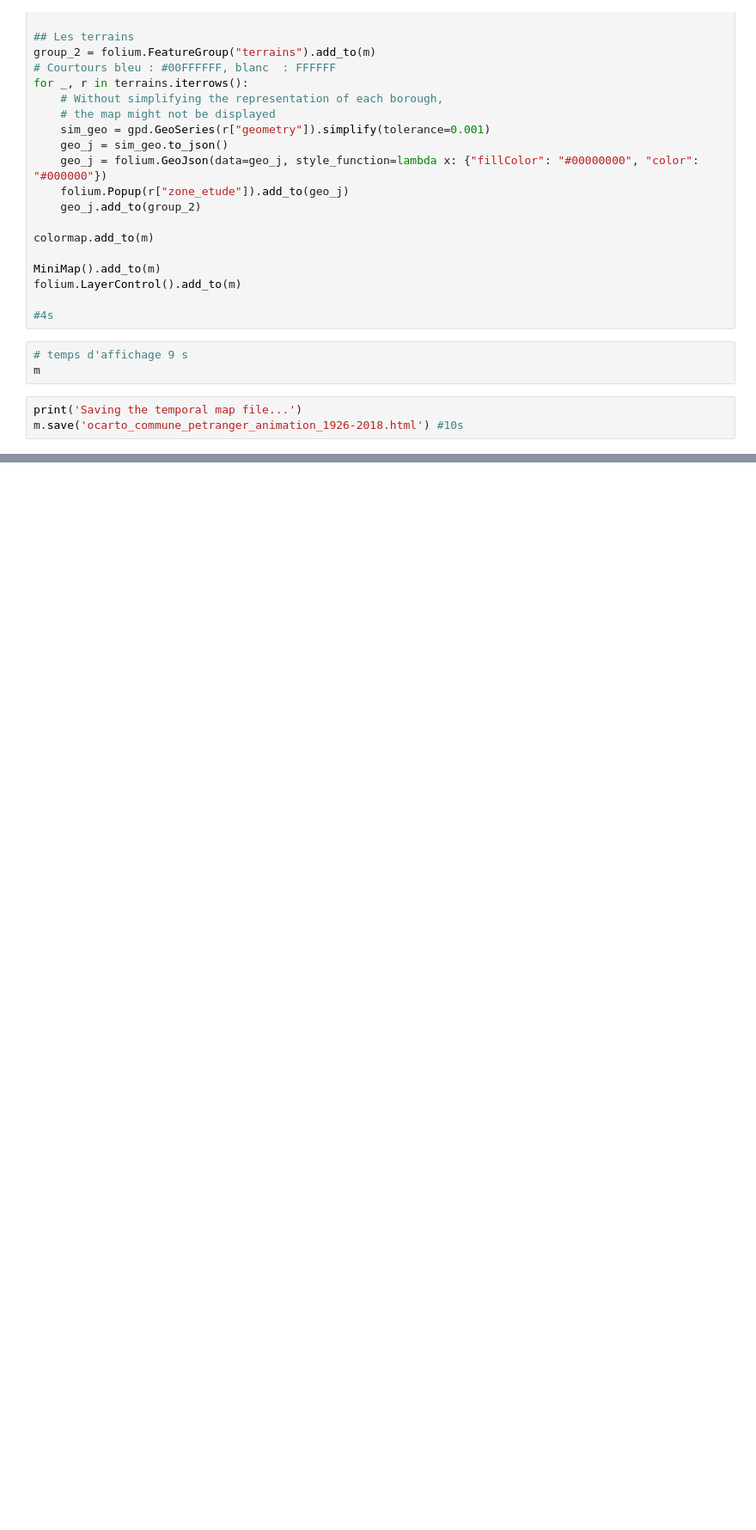
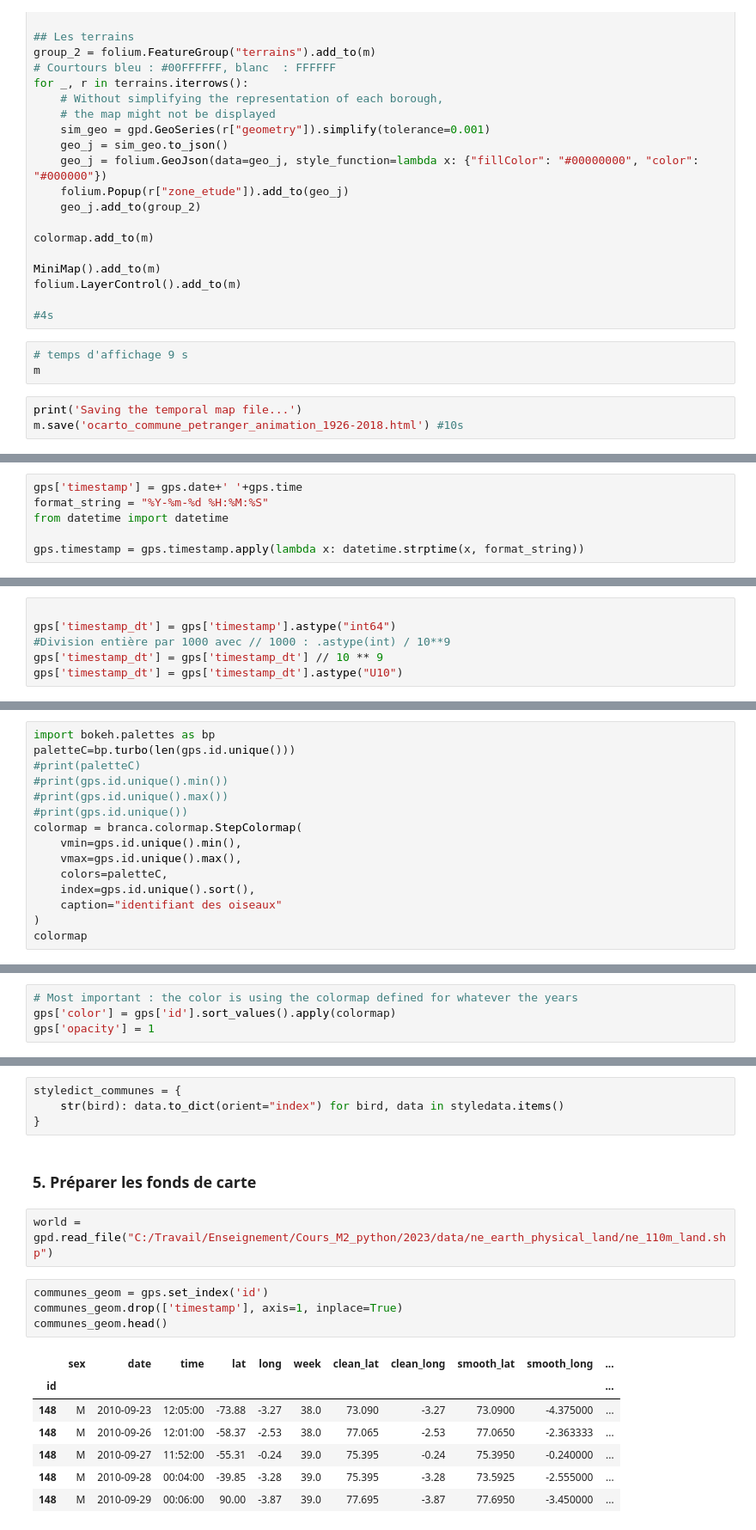
Before and after one commit to cplumejeaud/M2_python, a Jupyter notebook: notebooks/08_mapping_with_time.ipynb, the cells around one changed output, grey strips where cells are left out. Shown at 86% size. Saved outputs shown, nothing was run; the diff lists cells and outputs as text; blank space fills up the shorter version.

Commit message:
La carte avec des oiseaux en mouvement
pas très réussie

```diff
--- a/notebooks/08_mapping_with_time.ipynb
+++ b/notebooks/08_mapping_with_time.ipynb
@@ -224,0 +348,6 @@ m.save('ocarto_commune_petranger_animation_1926-2018.html') #10s
+# %%
+gps['timestamp'] = gps.date+' '+gps.time
+format_string = "%Y-%m-%d %H:%M:%S"
+from datetime import datetime
+
+gps.timestamp = gps.timestamp.apply(lambda x: datetime.strptime(x, format_string))
@@ -224,0 +356,6 @@ m.save('ocarto_commune_petranger_animation_1926-2018.html') #10s
+# %%
+
+gps['timestamp_dt'] = gps['timestamp'].astype("int64")
+#Division entière par 1000 avec // 1000 : .astype(int) / 10**9
+gps['timestamp_dt'] = gps['timestamp_dt'] // 10 ** 9
+gps['timestamp_dt'] = gps['timestamp_dt'].astype("U10")
@@ -224,0 +364,15 @@ m.save('ocarto_commune_petranger_animation_1926-2018.html') #10s
+# %%
+import bokeh.palettes as bp
+paletteC=bp.turbo(len(gps.id.unique()))
+#print(paletteC)
+#print(gps.id.unique().min())
+#print(gps.id.unique().max())
+#print(gps.id.unique())
+colormap = branca.colormap.StepColormap(
+    vmin=gps.id.unique().min(),
+    vmax=gps.id.unique().max(),
+    colors=paletteC,
+    index=gps.id.unique().sort(),
+    caption="identifiant des oiseaux"
+)
+colormap
@@ -224,0 +381,4 @@ m.save('ocarto_commune_petranger_animation_1926-2018.html') #10s
+# %%
+# Most important : the color is using the colormap defined for whatever the years
+gps['color'] = gps['id'].sort_values().apply(colormap)
+gps['opacity'] = 1
@@ -224,0 +450,20 @@ m.save('ocarto_commune_petranger_animation_1926-2018.html') #10s
+# %%
+styledict_communes = {
+    str(bird): data.to_dict(orient="index") for bird, data in styledata.items()
+}
+# %% [markdown]
+### 5. Préparer les fonds de carte
+# %%
+world = gpd.read_file("C:/Travail/Enseignement/Cours_M2_python/2023/data/ne_earth_physical_land/ne_110m_land.shp")
+# %%
+communes_geom = gps.set_index('id')
+communes_geom.drop(['timestamp'], axis=1, inplace=True)
+communes_geom.head()
+# %% [output]
+|  | sex | date | time | lat | long | week | clean_lat | clean_long | smooth_lat | smooth_long | ... |
+| id |  |  |  |  |  |  |  |  |  |  | ... |
+| 148 | M | 2010-09-23 | 12:05:00 | -73.88 | -3.27 | 38.0 | 73.090 | -3.27 | 73.0900 | -4.375000 | ... |
+| 148 | M | 2010-09-26 | 12:01:00 | -58.37 | -2.53 | 38.0 | 77.065 | -2.53 | 77.0650 | -2.363333 | ... |
+| 148 | M | 2010-09-27 | 11:52:00 | -55.31 | -0.24 | 39.0 | 75.395 | -0.24 | 75.3950 | -0.240000 | ... |
+| 148 | M | 2010-09-28 | 00:04:00 | -39.85 | -3.28 | 39.0 | 75.395 | -3.28 | 73.5925 | -2.555000 | ... |
+| 148 | M | 2010-09-29 | 00:06:00 | 90.00 | -3.87 | 39.0 | 77.695 | -3.87 | 77.6950 | -3.450000 | ... |
```
Also changed, not shown: parts of 39 cells of this notebook.
